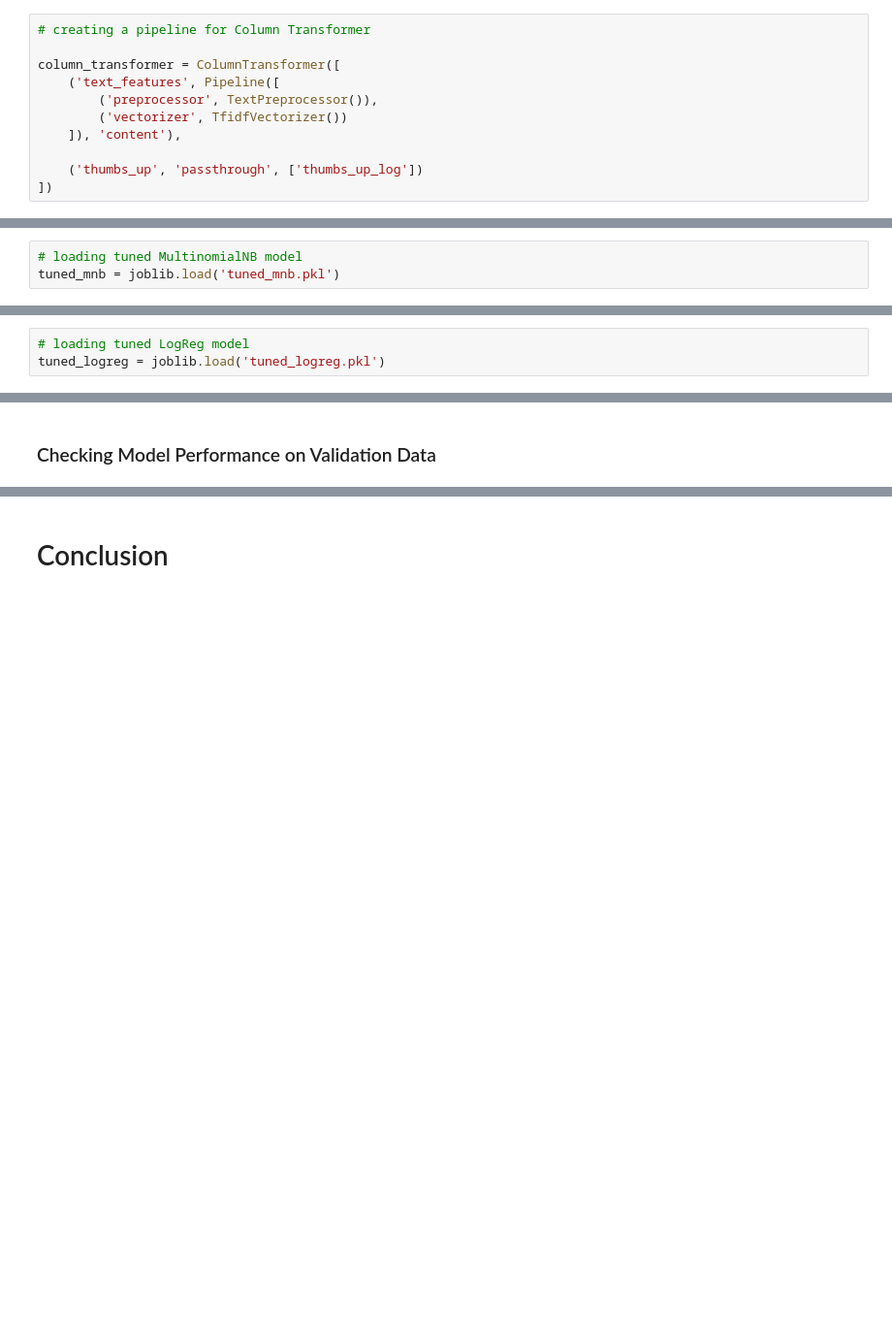
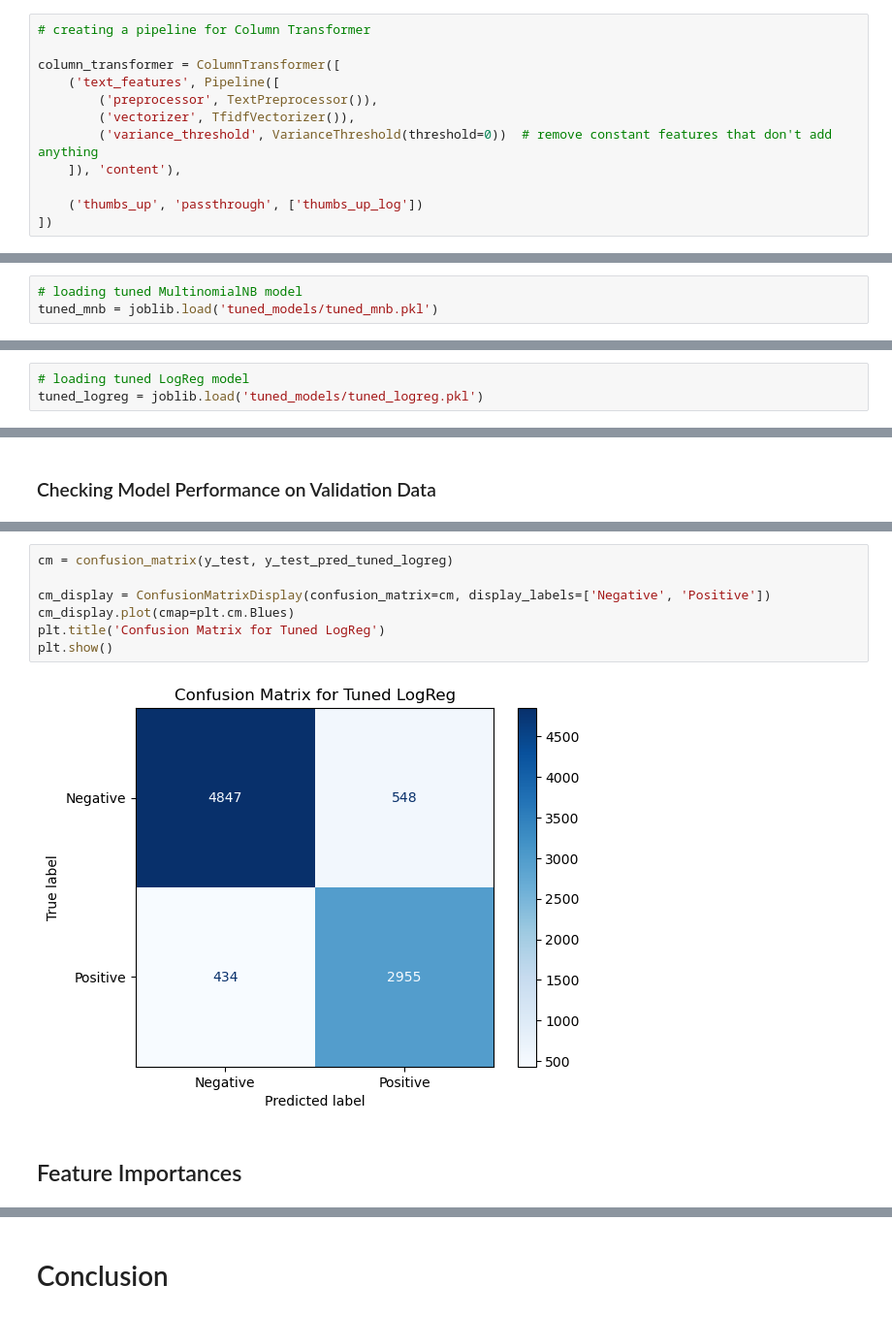
Before and after one commit to momopajamas/predicting_netflix_user_reviews, a Jupyter notebook: notebook.ipynb, the cells around one changed output, grey strips where cells are left out. Shown at 97% size. Cells and saved outputs as stored; diff of their text form; blank space fills up the shorter version.

```diff
--- a/notebook.ipynb
+++ b/notebook.ipynb
@@ -422,7 +424,8 @@ These Pipelines will include two main steps:
 column_transformer = ColumnTransformer([
     ('text_features', Pipeline([
         ('preprocessor', TextPreprocessor()),
-        ('vectorizer', TfidfVectorizer())
+        ('vectorizer', TfidfVectorizer()),
+        ('variance_threshold', VarianceThreshold(threshold=0))  # remove constant features that don't add anything
     ]), 'content'),
 
     ('thumbs_up', 'passthrough', ['thumbs_up_log'])
@@ -608,6 +604,6 @@ joblib.dump(random_mnb.best_estimator_, 'tuned_mnb.pkl')
 # %%
 # loading tuned MultinomialNB model
-tuned_mnb = joblib.load('tuned_mnb.pkl')
+tuned_mnb = joblib.load('tuned_models/tuned_mnb.pkl')
 # %%
 # fitting loaded MultinomialNB model on training data
 tuned_mnb.fit(X_train, y_train)
@@ -654,6 +649,6 @@ joblib.dump(random_logreg.best_estimator_, 'tuned_logreg.pkl')
 # %%
 # loading tuned LogReg model
-tuned_logreg = joblib.load('tuned_logreg.pkl')
+tuned_logreg = joblib.load('tuned_models/tuned_logreg.pkl')
 # %%
 # fitting tuned model on training data
 tuned_logreg.fit(X_train, y_train)
@@ -778,0 +794,11 @@ model_results_df
+# %%
+cm = confusion_matrix(y_test, y_test_pred_tuned_logreg)
+
+cm_display = ConfusionMatrixDisplay(confusion_matrix=cm, display_labels=['Negative', 'Positive'])
+cm_display.plot(cmap=plt.cm.Blues)
+plt.title('Confusion Matrix for Tuned LogReg')
+plt.show()
+# %% [output]
+[figure, added]
+# %% [markdown]
+## Feature Importances
```
Also changed, not shown: parts of 28 cells of this notebook.
